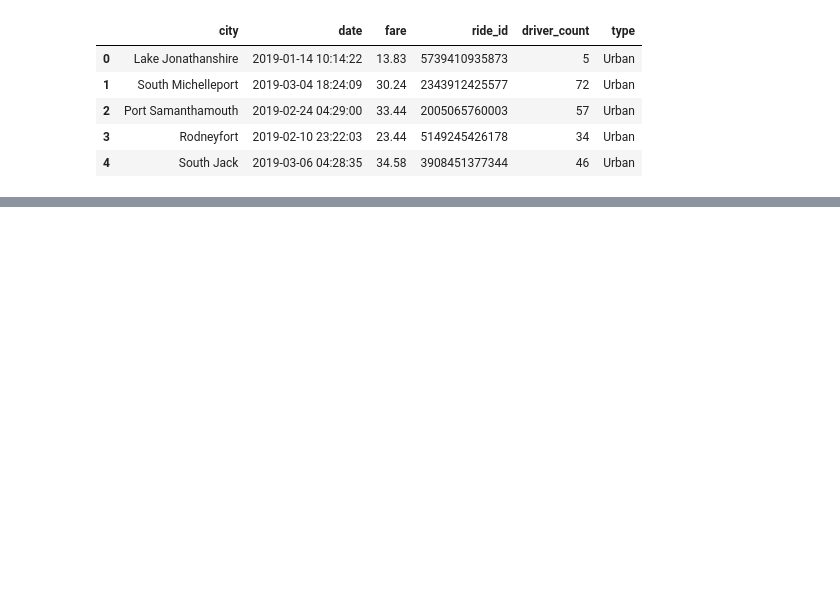
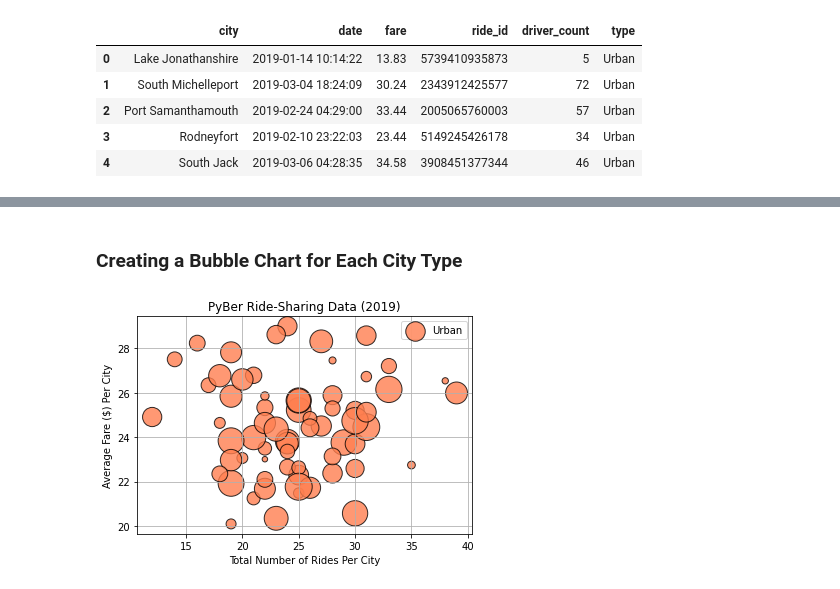
Before and after one commit to Aigerim-Zh/PyBer-Analysis, a Jupyter notebook: PyBer_Analysis1.ipynb, the cells around one changed output, grey strips where cells are left out. Cells and saved outputs as stored; diff of their text form; code cells hidden in the pictures; blank space fills up the shorter version.

Commit message:
Added code for the Bubble Chart

```diff
--- a/PyBer_Analysis1.ipynb
+++ b/PyBer_Analysis1.ipynb
@@ -154,0 +159,4 @@ pyber_data_df.head()
+# %%
+# Create the Urban City DataFrame
+urban_cities_df = pyber_data_df[pyber_data_df["type"] == "Urban"]
+urban_cities_df.head()
@@ -154,0 +185,3 @@ pyber_data_df.head()
+# %%
+urban_ride_count = urban_cities_df.groupby(["city"]).count()["ride_id"]
+urban_ride_count
@@ -154,0 +207,3 @@ pyber_data_df.head()
+# %%
+urban_avg_fare = urban_cities_df.groupby(["city"]).mean()["fare"]
+urban_avg_fare
@@ -154,0 +229,3 @@ pyber_data_df.head()
+# %%
+urban_driver_count = urban_cities_df.groupby(["city"]).mean()["driver_count"]
+urban_driver_count
@@ -154,0 +249,16 @@ pyber_data_df.head()
+# %% [markdown]
+### Creating a Bubble Chart for Each City Type
+# %%
+# Build the scatter plot for ubran cities
+plt.scatter(urban_ride_count, urban_avg_fare,
+           s=10*urban_driver_count,
+           color="coral", edgecolors="black",
+           alpha=0.8, linewidths=1, label = "Urban")
+
+plt.title("PyBer Ride-Sharing Data (2019)")
+plt.xlabel("Total Number of Rides Per City")
+plt.ylabel("Average Fare ($) Per City")
+plt.legend()
+plt.grid()
+# %% [output]
+[figure, added]
```
Also changed, not shown: parts of 22 cells of this notebook.
